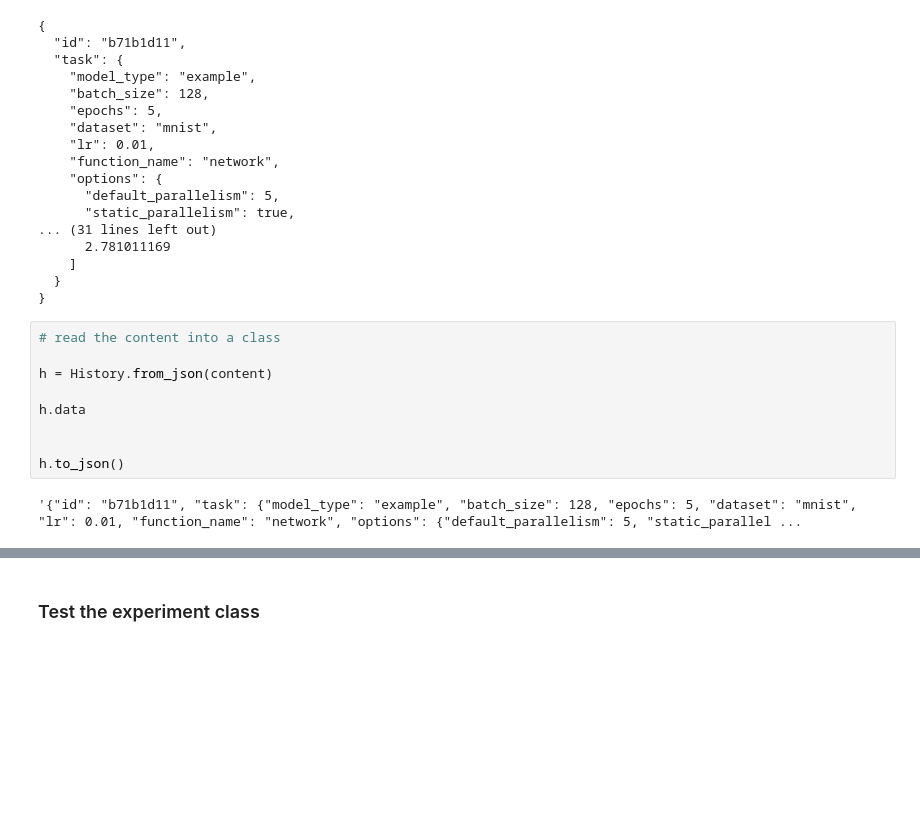
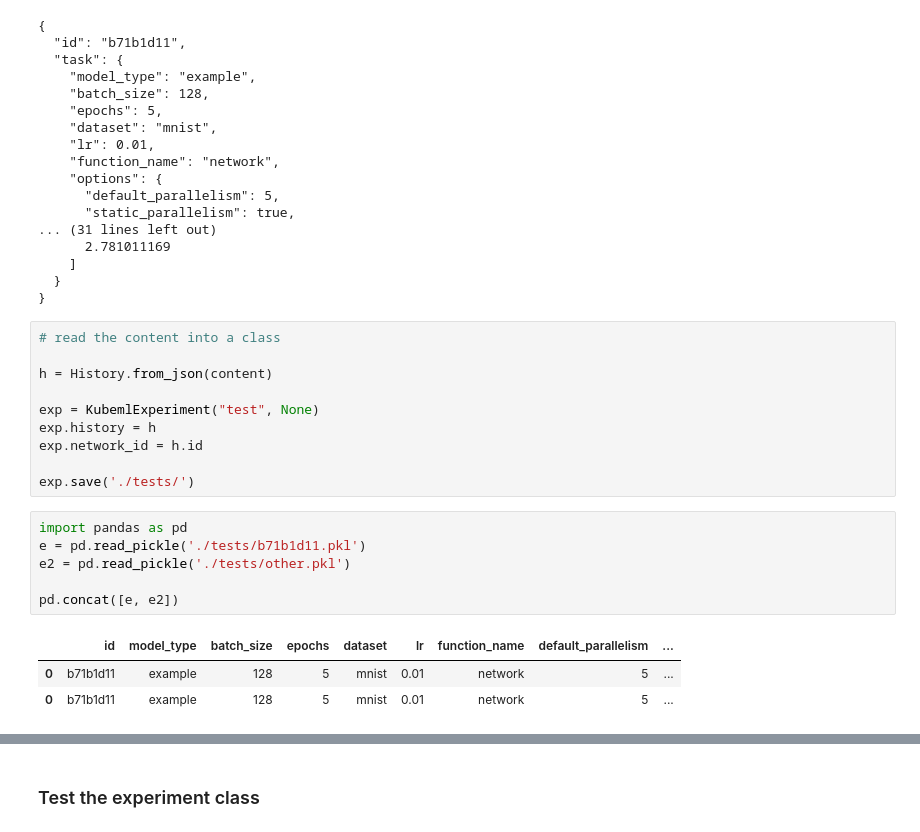
Before and after one commit to DiegoStock12/kubeml, a Jupyter notebook: ml/experiments/experiments.ipynb, the cells around one changed output, grey strips where cells are left out. Saved outputs shown, nothing was run; the diff lists cells and outputs as text; blank space fills up the shorter version.

```diff
--- a/ml/experiments/experiments.ipynb
+++ b/ml/experiments/experiments.ipynb
@@ -37,9 +37,18 @@ print(content)
 
 h = History.from_json(content)
 
-h.data
+exp = KubemlExperiment("test", None)
+exp.history = h
+exp.network_id = h.id
 
-
-h.to_json()
+exp.save('./tests/')
-# %% [output]
-'{"id": "b71b1d11", "task": {"model_type": "example", "batch_size": 128, "epochs": 5, "dataset": "mnist", "lr": 0.01, "function_name": "network", "options": {"default_parallelism": 5, "static_parallel ...
+# %%
+import pandas as pd
+e = pd.read_pickle('./tests/b71b1d11.pkl')
+e2 = pd.read_pickle('./tests/other.pkl')
+
+pd.concat([e, e2])
+# %% [output]
+|  | id | model_type | batch_size | epochs | dataset | lr | function_name | default_parallelism | ... |
+| 0 | b71b1d11 | example | 128 | 5 | mnist | 0.01 | network | 5 | ... |
+| 0 | b71b1d11 | example | 128 | 5 | mnist | 0.01 | network | 5 | ... |
```
Also changed, not shown: parts of 2 cells of this notebook, 8 other files.
